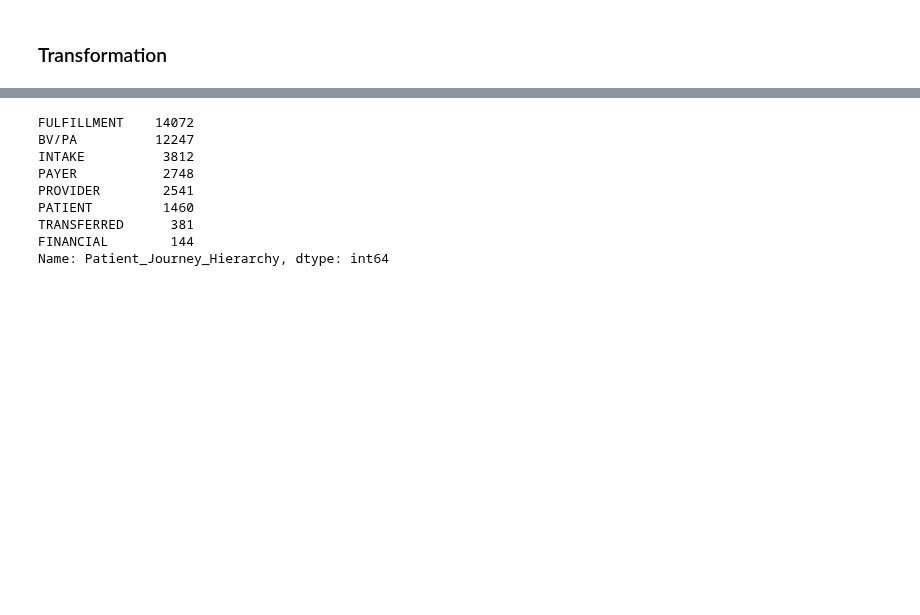
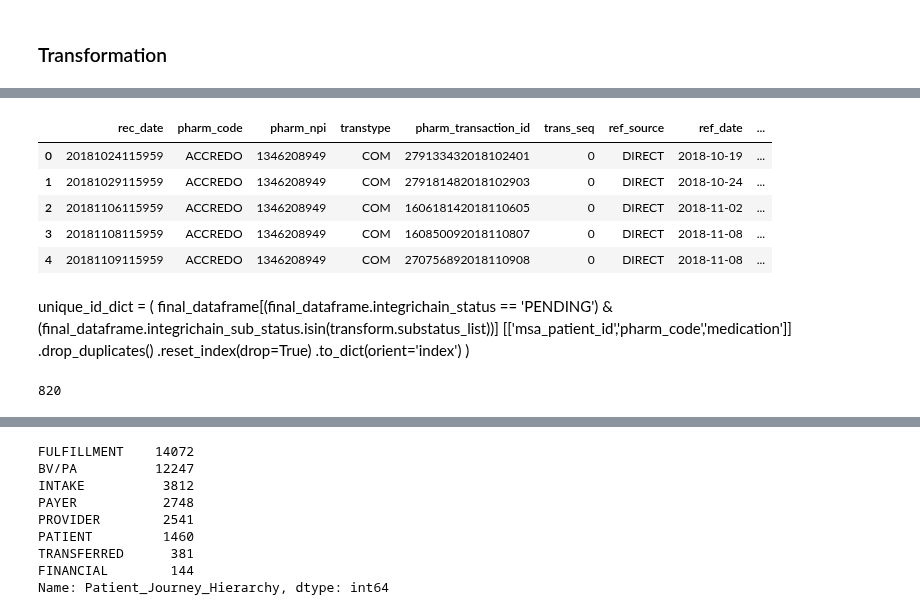
Before and after one commit to RyanAdalbert/s3parq, a Jupyter notebook: transforms/pending_enrichment.ipynb, the cells around one changed output, grey strips where cells are left out. Saved outputs shown, nothing was run; the diff lists cells and outputs as text; code cells hidden in the pictures; blank space fills up the shorter version.

```diff
--- a/transforms/pending_enrichment.ipynb
+++ b/transforms/pending_enrichment.ipynb
@@ -338,0 +364,18 @@ unittest.main(argv=[''],verbosity=2,exit=False)
+# %%
+df.head()
+# %% [output]
+|  | rec_date | pharm_code | pharm_npi | transtype | pharm_transaction_id | trans_seq | ref_source | ref_date | ... |
+| 0 | 20181024115959 | ACCREDO | 1346208949 | COM | 279133432018102401 | 0 | DIRECT | 2018-10-19 | ... |
+| 1 | 20181029115959 | ACCREDO | 1346208949 | COM | 279181482018102903 | 0 | DIRECT | 2018-10-24 | ... |
+| 2 | 20181106115959 | ACCREDO | 1346208949 | COM | 160618142018110605 | 0 | DIRECT | 2018-11-02 | ... |
+| 3 | 20181108115959 | ACCREDO | 1346208949 | COM | 160850092018110807 | 0 | DIRECT | 2018-11-08 | ... |
+| 4 | 20181109115959 | ACCREDO | 1346208949 | COM | 270756892018110908 | 0 | DIRECT | 2018-11-08 | ... |
+# %% [markdown]
+unique_id_dict = (
+    final_dataframe[(final_dataframe.integrichain_status == 'PENDING')
+                    & (final_dataframe.integrichain_sub_status.isin(transform.substatus_list))]
+    [['msa_patient_id','pharm_code','medication']]
+    .drop_duplicates()
+    .reset_index(drop=True)
+    .to_dict(orient='index')
+)
@@ -338,0 +388,5 @@ unittest.main(argv=[''],verbosity=2,exit=False)
+# %%
+i
+#774
+# %% [output]
+820
```
Also changed, not shown: parts of 17 cells of this notebook.
